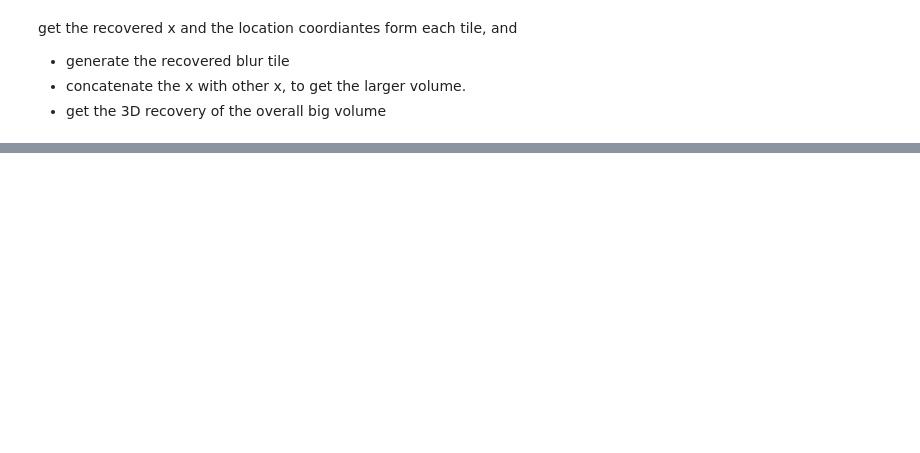
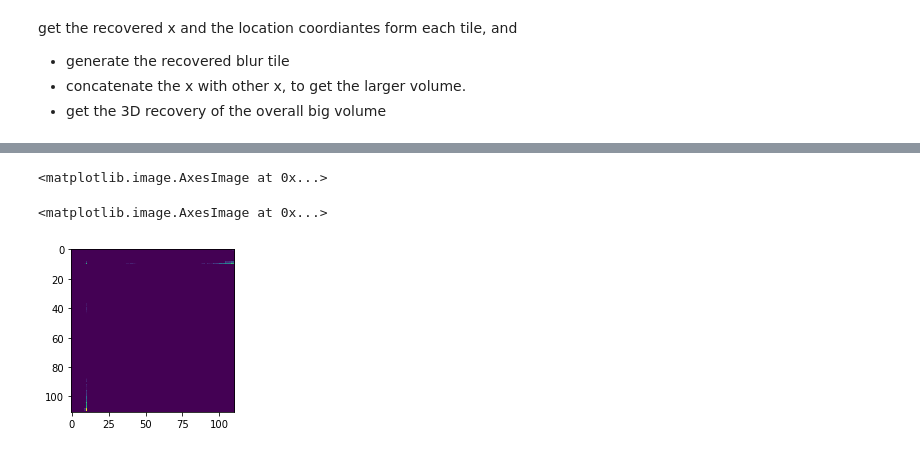
Before and after one commit to xiyuyi/PyPRIS, a Jupyter notebook: NW_astig_spetrum_analysis/NW-2C2C-LC.ipynb, the cells around one changed output, grey strips where cells are left out. Drawn from its saved outputs; the diff is of its cells as text; code cells hidden in the pictures; blank space fills up the shorter version.

```diff
--- a/NW_astig_spetrum_analysis/NW-2C2C-LC.ipynb
+++ b/NW_astig_spetrum_analysis/NW-2C2C-LC.ipynb
@@ -352,0 +114,33 @@ for r, d, f in os.walk(datapath):
+# %%
+with open(data['thres15']['pris0'][0]['linbreg'],'rb') as f:
+    a=pickle.load(f)
+
+with open(data['thres15']['pris0'][0]['pris'],'rb') as f:
+    b=pickle.load(f)
+
+with open(data['thres15']['pris0'][0]['sensing matrix'],'rb') as f:
+    c=joblib.load(f)
+# %%
+v=a.candidate_vis()
+# %%
+vis = v[:,:,:]
+prj_ax0 = copy.deepcopy(np.mean(vis, axis=0))
+prj_ax1 = copy.deepcopy(np.mean(vis, axis=1))
+prj_ax2 = copy.deepcopy(np.mean(vis, axis=2).T)
+# %%
+patch = np.zeros((vis.shape[0],vis.shape[0]))
+cat1 = np.concatenate([prj_ax0, prj_ax2], axis = 1)
+cat2 = np.concatenate([prj_ax1, patch], axis = 1)
+cat = np.concatenate([cat1, cat2], axis = 0)
+plt.switch_backend('agg')
+plt.figure(figsize=(3,3))
+plt.imshow(cat)
+# %% [output]
+<matplotlib.image.AxesImage at 0x...>
+# %%
+%matplotlib inline
+plt.figure(figsize=(3,3))
+plt.imshow(cat)
+# %% [output]
+<matplotlib.image.AxesImage at 0x...>
+[figure, added]
```
Also changed, not shown: parts of 24 cells of this notebook.
